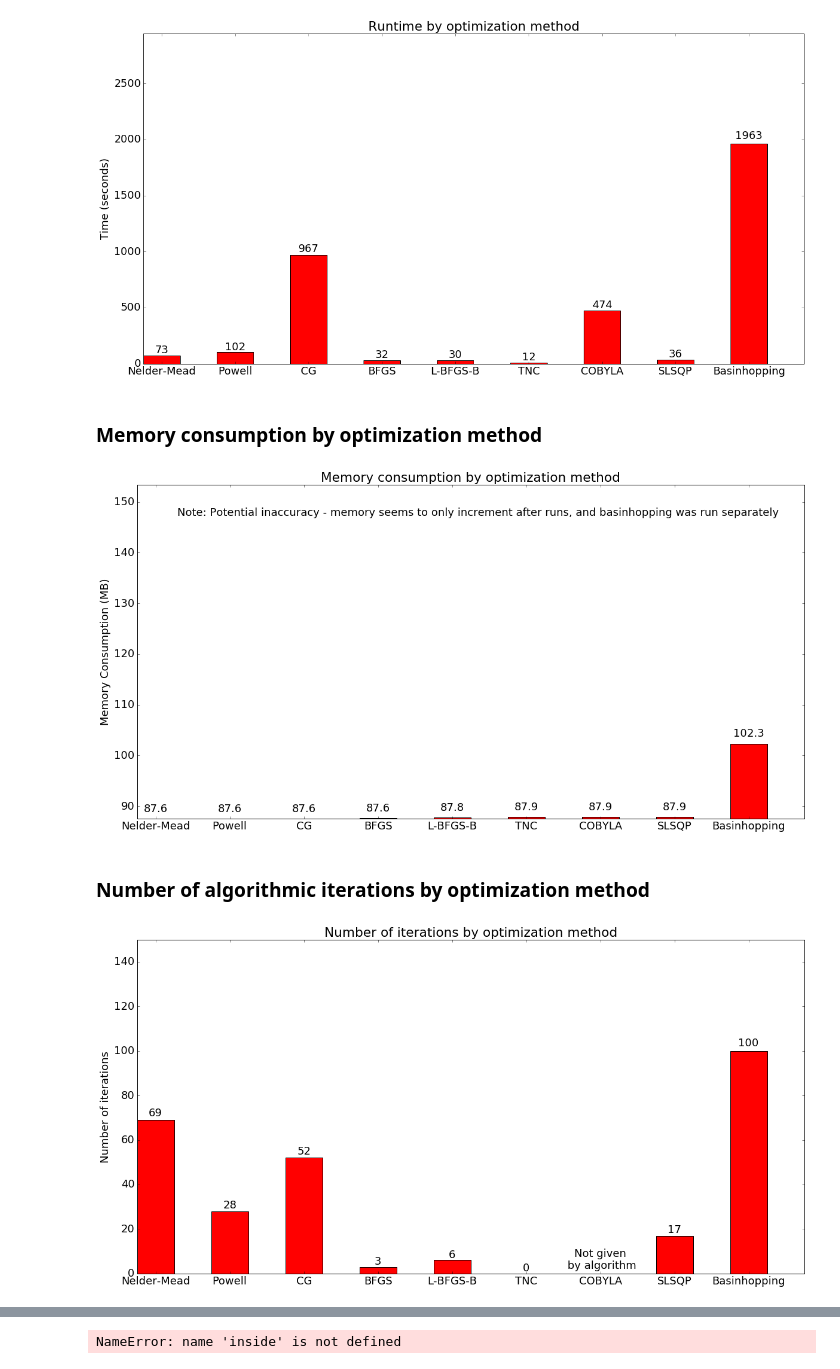
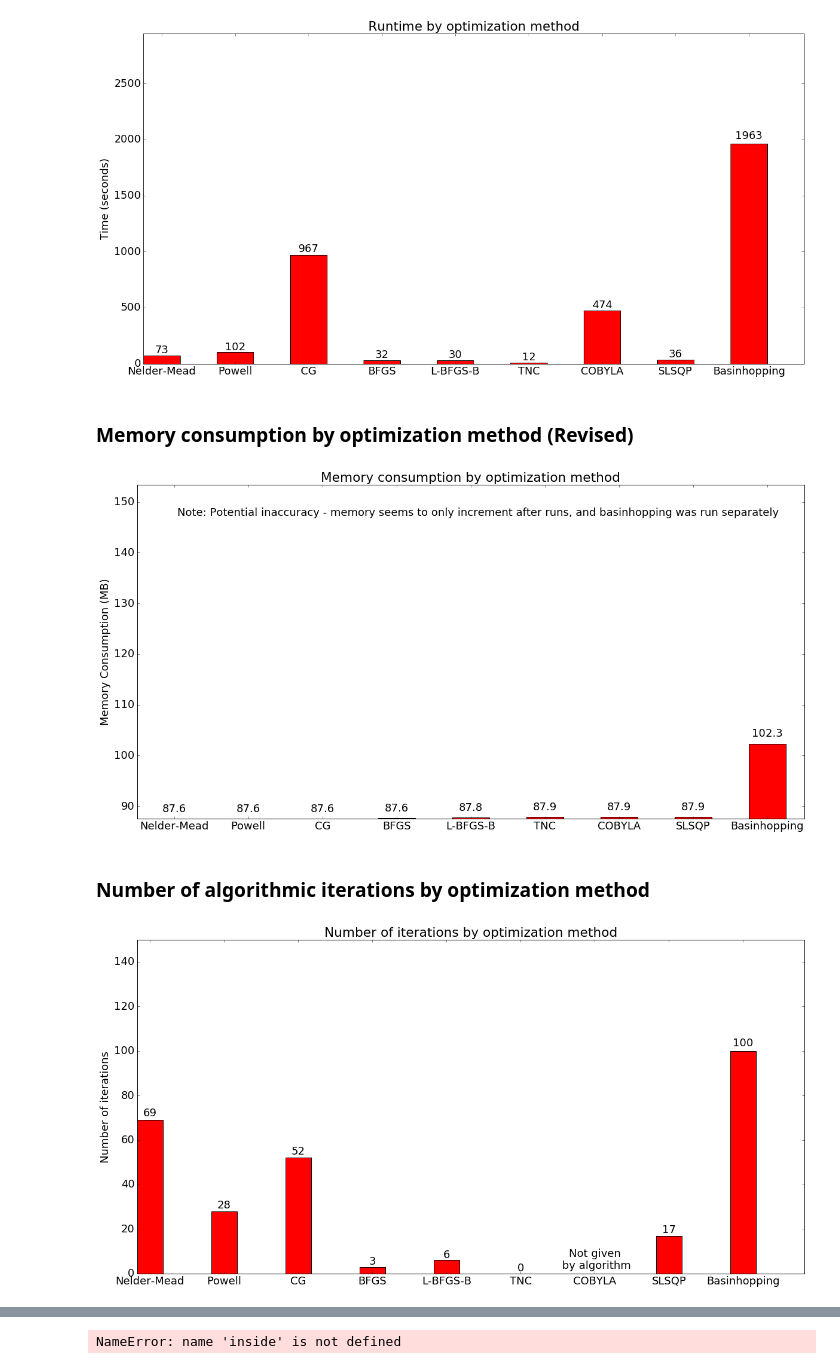
Before and after one commit to ednusi/MatPy, a Jupyter notebook: Optimizing Using Alternate Methods.ipynb, the cells around one changed output, grey strips where cells are left out. Cells and saved outputs as stored; diff of their text form; code cells hidden in the pictures.

```diff
--- a/Optimizing Using Alternate Methods.ipynb
+++ b/Optimizing Using Alternate Methods.ipynb
@@ -385,7 +385,7 @@ plt.show()
 # %% [output]
 [figure]
 # %% [markdown]
-### Memory consumption by optimization method
+### Memory consumption by optimization method (Revised)
 # %%
 %matplotlib inline
 
@@ -396,8 +396,9 @@ import matplotlib.pyplot as plt
 memory_consumption = [87.56640625, 87.5703125, 87.5703125, 87.6328125, 87.7578125, 87.92578125, 87.9296875, 87.93359375, 102.2734375]
 N = len(memory_consumption) # Number of error minimization methods tested
 
-ind = np.arange(N)  # the x locations for the groups
 width = 0.50       # the width of the bars
+offset = width/2.
+ind = np.arange(N)+offset
 
 matplotlib.rcParams.update({'font.size': 18})
 fig, ax = plt.subplots(figsize=(20,10))
@@ -406,7 +407,7 @@ rects1 = ax.bar(ind, memory_consumption, width, color='r')
 # add some text for labels, title and axes ticks
 ax.set_ylabel('Memory Consumption (MB)')
 ax.set_title('Memory consumption by optimization method')
-ax.set_xticks(ind + width/2.)
+ax.set_xticks(ind + offset)
 ax.set_xticklabels(('Nelder-Mead', 'Powell', 'CG', 'BFGS', 'L-BFGS-B', 'TNC', 'COBYLA', 'SLSQP', 'Basinhopping'))
 
 # puts graph labels above bars
@@ -417,7 +418,7 @@ def autolabel(rects):
 
         height = rect.get_height()
 
-        ax.text(rect.get_x() + rect.get_width()/2., 1.01*height,
+        ax.text(rect.get_x() + offset, 1.01*height,
             '%.1f' % height,
             ha='center', va='bottom')
 
@@ -430,7 +431,7 @@ autolabel(rects1)
 plt.ylim(min(memory_consumption),max(memory_consumption)*1.5) # enforces limits on axis range
 plt.show()
 # %% [output]
-[figure, old version]
+[figure, new version]
 # %% [markdown]
 ### Number of algorithmic iterations by optimization method
 # %%
@@ -443,39 +444,39 @@ import matplotlib.pyplot as plt
 iterations = [69.0, 28.0, 52.0, 3.0, 6.0, 0.0, -1.0, 17.0, 100.0]
 N = len(iterations) # Number of error minimization methods tested
 ind = np.arange(N)  # the x locations for the groups
-width = 0.50       # the width of the bars
+width = 0.35       # the width of the bars
 
 matplotlib.rcParams.update({'font.size': 18})
 fig, ax = plt.subplots(figsize=(20,10))
 rects1 = ax.bar(ind, iterations, width, color='r')
 
 # add some text for labels, title and axes ticks
 ax.set_ylabel('Number of iterations')
 ax.set_title('Number of iterations by optimization method')
 ax.set_xticks(ind + width/2.)
 ax.set_xticklabels(('Nelder-Mead', 'Powell', 'CG', 'BFGS', 'L-BFGS-B', 'TNC', 'COBYLA', 'SLSQP', 'Basinhopping'))
 
 # puts graph labels above bars
 def autolabel(rects):
     # attach some text labels
     for index, rect in enumerate(rects):
 
         height = rect.get_height()
 
         if iterations[index] == -1.0:
             ax.text(rect.get_x() + rect.get_width()/2., 1.01*height,
                 'Not given\n by algorithm',
                 ha='center', va='bottom')
         else:
             ax.text(rect.get_x() + rect.get_width()/2., 1.01*height,
                 '%d' % int(height),
                 ha='center', va='bottom')
 
 autolabel(rects1)
 plt.ylim(0,max(iterations)*1.5) # enforces limits on axis range
 plt.show()
 # %% [output]
-[figure, old version]
+[figure, new version]
 # %%
 %matplotlib inline
 
```
Also changed, not shown: parts of 5 cells of this notebook, 10 other files.
